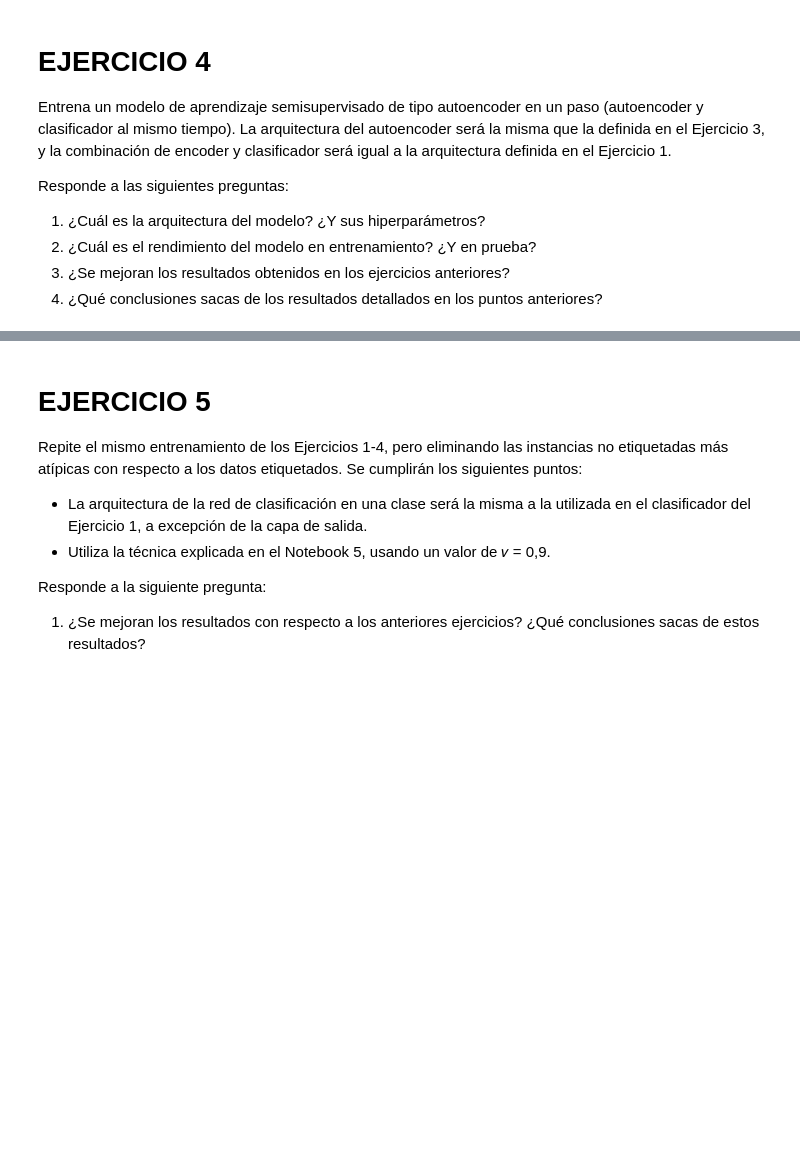
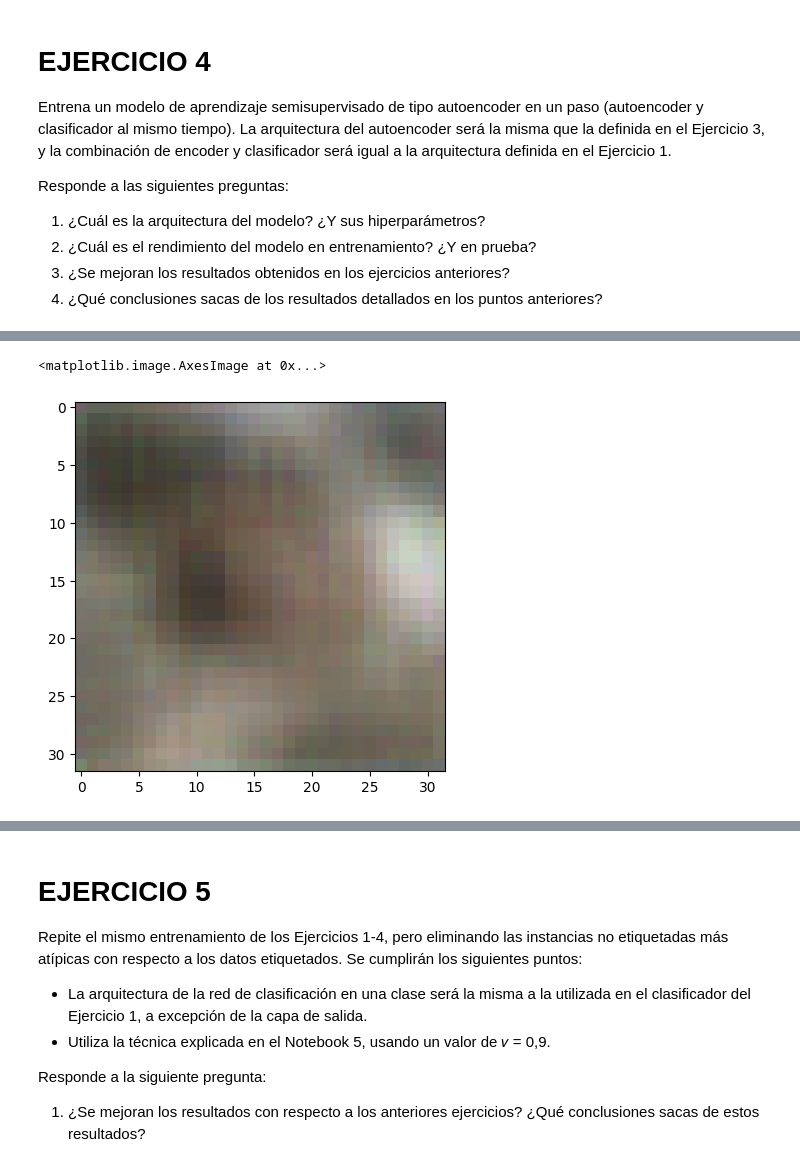
Before and after one commit to PepeRoConde/3year2sem, a Jupyter notebook: maai/p2/main_romero.ipynb, the cells around one changed output, grey strips where cells are left out. Cells and saved outputs as stored; diff of their text form; code cells hidden in the pictures; blank space fills up the shorter version.

```diff
--- a/maai/p2/main_romero.ipynb
+++ b/maai/p2/main_romero.ipynb
@@ -79,5 +72,6 @@ Responde a las siguientes preguntas:
 3. ¿Se mejoran los resultados obtenidos en los ejercicios anteriores?
 4. ¿Qué conclusiones sacas de los resultados detallados en los puntos anteriores?
 # %%
-one_step_autoencoder = OneStepAutoencoder(input_shape=unlabeled_train[0].shape)
+one_step_autoencoder = OneStepAutoencoder(input_shape=unlabeled_train[0].shape,
+                                learning_rate=0.0015)
 # %% [output]
@@ -93,0 +94,4 @@ ValueError: Dimensions must be equal, but are 3 and 32 for '{{node compile_loss/
+# %%
+import matplotlib.pyplot as plt
+plt.imshow(one_step_autoencoder.predict_proba(x_train[0].reshape(1,32,32,3)).reshape(32,32,3))
+# %% [output]
@@ -93,0 +99,2 @@ ValueError: Dimensions must be equal, but are 3 and 32 for '{{node compile_loss/
+<matplotlib.image.AxesImage at 0x...>
+[figure, added]
```
Also changed, not shown: parts of 9 cells of this notebook, 4 other files.
